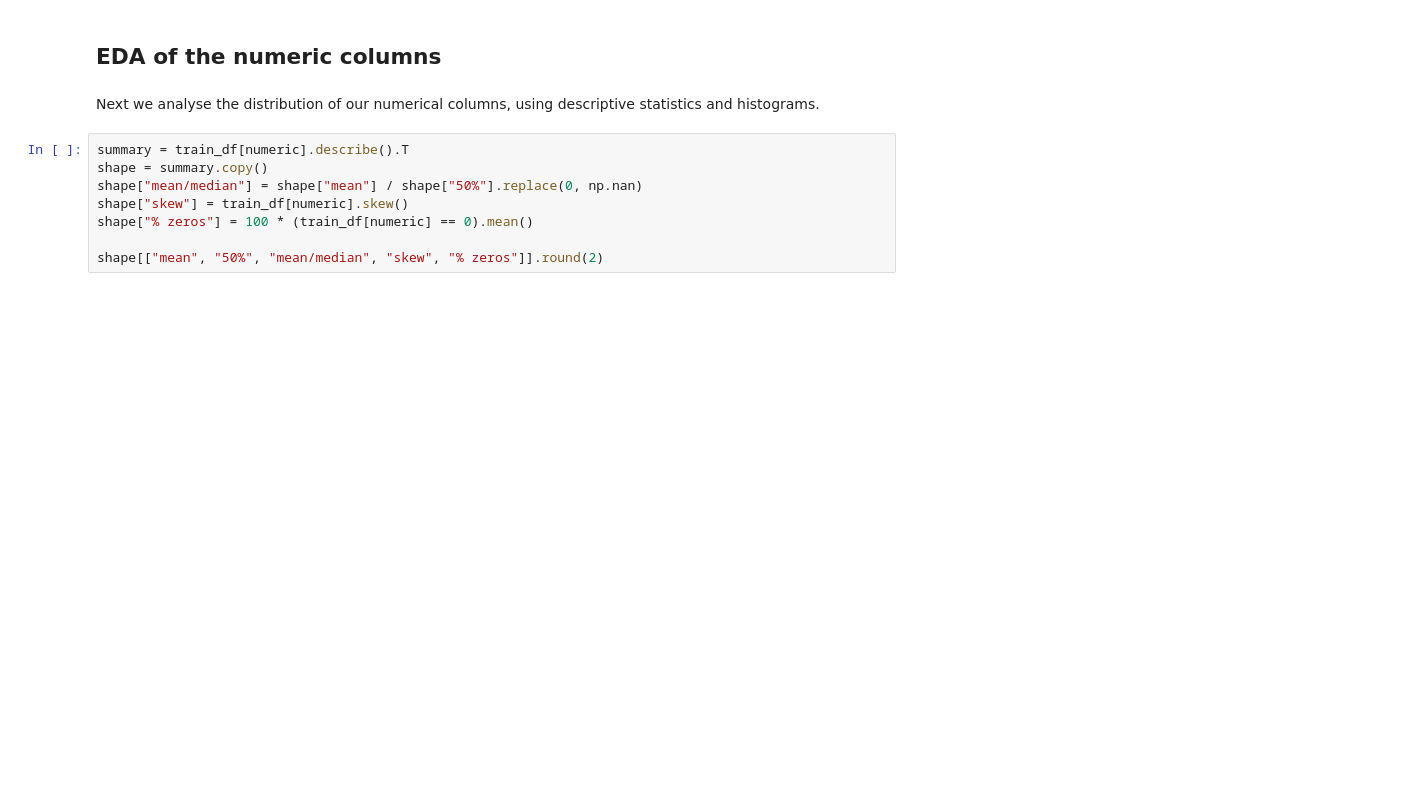
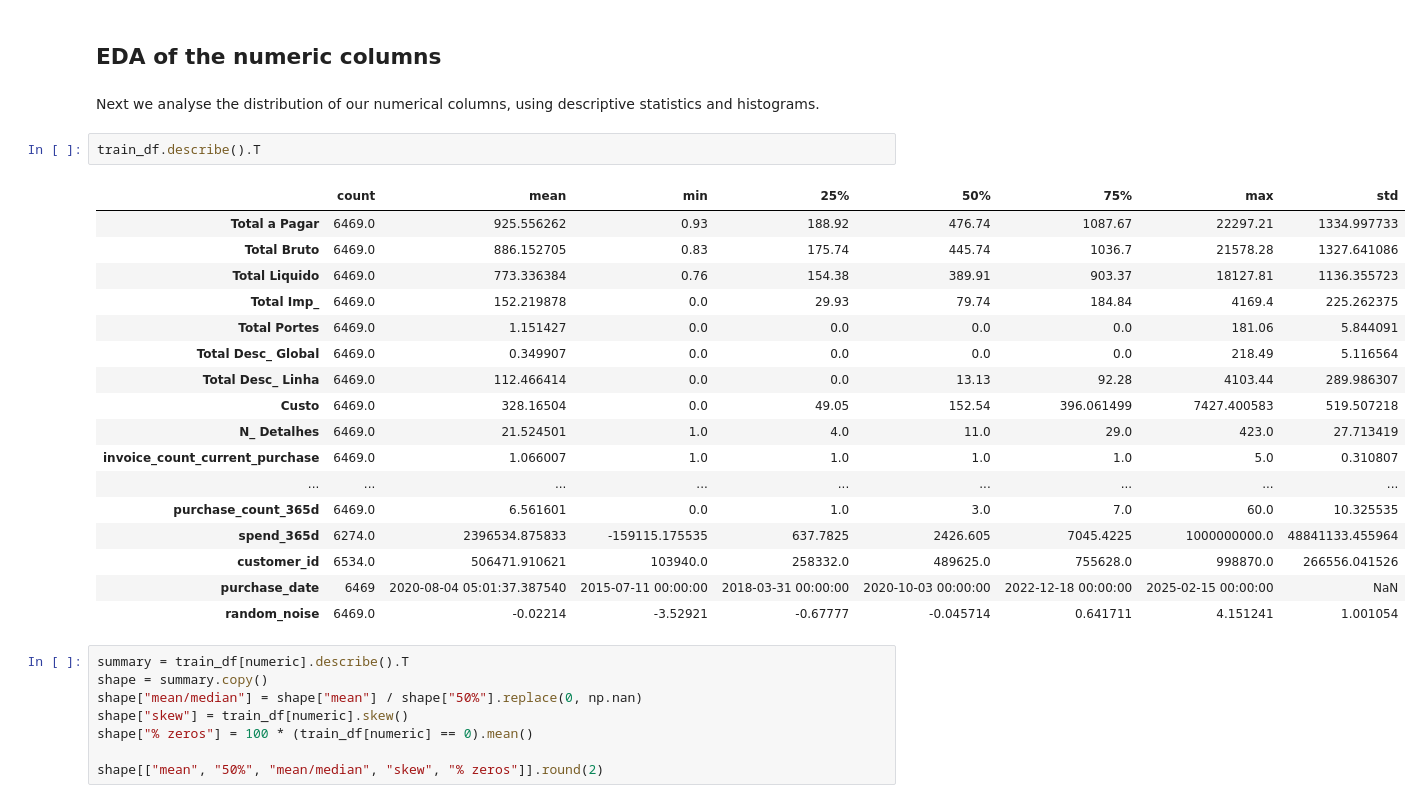
Before and after one commit to saradfalves/ML_Group_09, a Jupyter notebook: notebooks/exploring_and_modifying.ipynb, the cells around one changed output. Drawn from its saved outputs; the diff is of its cells as text; blank space fills up the shorter version.

```diff
--- a/notebooks/exploring_and_modifying.ipynb
+++ b/notebooks/exploring_and_modifying.ipynb
@@ -239,6 +241,26 @@ plt.show()
 ## EDA of the numeric columns
 # %% [markdown]
 Next we analyse the distribution of our numerical columns, using descriptive statistics and histograms.
+# %%
+train_df.describe().T
+# %% [output]
+|  | count | mean | min | 25% | 50% | 75% | max | std |
+| Total a Pagar | 6469.0 | 925.556262 | 0.93 | 188.92 | 476.74 | 1087.67 | 22297.21 | 1334.997733 |
+| Total Bruto | 6469.0 | 886.152705 | 0.83 | 175.74 | 445.74 | 1036.7 | 21578.28 | 1327.641086 |
+| Total Liquido | 6469.0 | 773.336384 | 0.76 | 154.38 | 389.91 | 903.37 | 18127.81 | 1136.355723 |
+| Total Imp_ | 6469.0 | 152.219878 | 0.0 | 29.93 | 79.74 | 184.84 | 4169.4 | 225.262375 |
+| Total Portes | 6469.0 | 1.151427 | 0.0 | 0.0 | 0.0 | 0.0 | 181.06 | 5.844091 |
+| Total Desc_ Global | 6469.0 | 0.349907 | 0.0 | 0.0 | 0.0 | 0.0 | 218.49 | 5.116564 |
+| Total Desc_ Linha | 6469.0 | 112.466414 | 0.0 | 0.0 | 13.13 | 92.28 | 4103.44 | 289.986307 |
+| Custo | 6469.0 | 328.16504 | 0.0 | 49.05 | 152.54 | 396.061499 | 7427.400583 | 519.507218 |
+| N_ Detalhes | 6469.0 | 21.524501 | 1.0 | 4.0 | 11.0 | 29.0 | 423.0 | 27.713419 |
+| invoice_count_current_purchase | 6469.0 | 1.066007 | 1.0 | 1.0 | 1.0 | 1.0 | 5.0 | 0.310807 |
+| ... | ... | ... | ... | ... | ... | ... | ... | ... |
+| purchase_count_365d | 6469.0 | 6.561601 | 0.0 | 1.0 | 3.0 | 7.0 | 60.0 | 10.325535 |
+| spend_365d | 6274.0 | 2396534.875833 | -159115.175535 | 637.7825 | 2426.605 | 7045.4225 | 1000000000.0 | 48841133.455964 |
+| customer_id | 6534.0 | 506471.910621 | 103940.0 | 258332.0 | 489625.0 | 755628.0 | 998870.0 | 266556.041526 |
+| purchase_date | 6469 | 2020-08-04 05:01:37.387540 | 2015-07-11 00:00:00 | 2018-03-31 00:00:00 | 2020-10-03 00:00:00 | 2022-12-18 00:00:00 | 2025-02-15 00:00:00 | NaN |
+| random_noise | 6469.0 | -0.02214 | -3.52921 | -0.67777 | -0.045714 | 0.641711 | 4.151241 | 1.001054 |
 # %%
 summary = train_df[numeric].describe().T
 shape = summary.copy()
```
Also changed, not shown: parts of 35 cells of this notebook, 4 other files.
